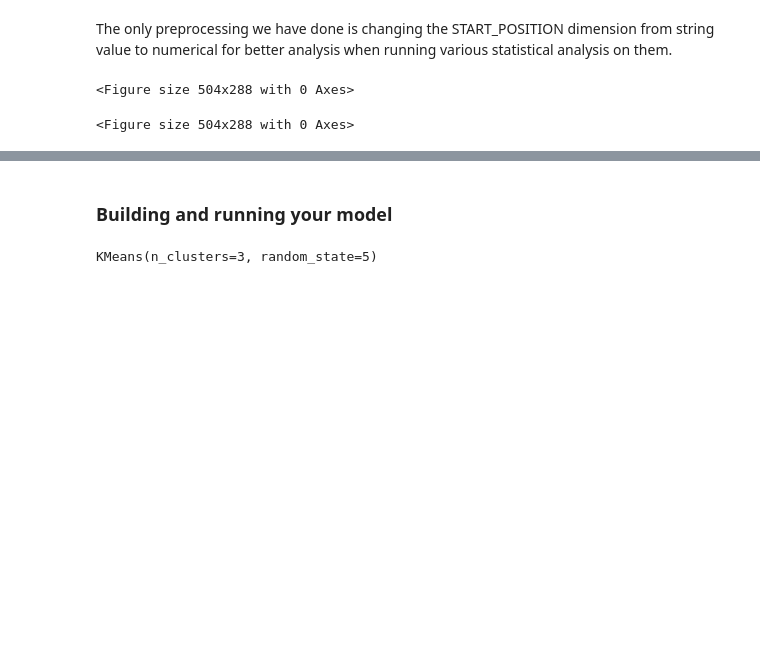
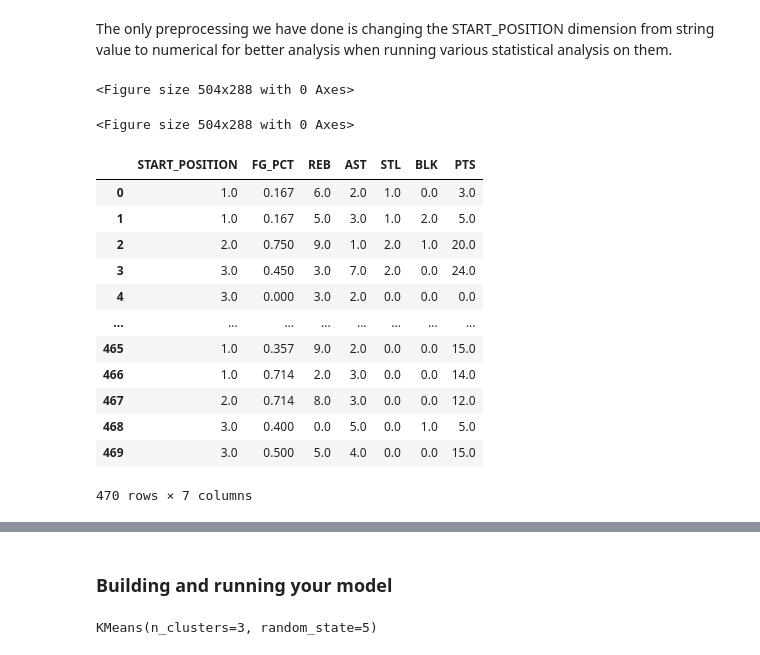
Before and after one commit to harism91/NBA-Data-mining-project, a Jupyter notebook: part 4 phase 2 .ipynb, the cells around one changed output, grey strips where cells are left out. Saved outputs shown, nothing was run; the diff lists cells and outputs as text; code cells hidden in the pictures; blank space fills up the shorter version.

```diff
--- a/part 4 phase 2 .ipynb
+++ b/part 4 phase 2 .ipynb
@@ -662,6 +665,22 @@ plt.figure(figsize=(7,4))
 # %% [output]
 <Figure size 504x288 with 0 Axes>
 <Figure size 504x288 with 0 Axes>
+# %%
+t2
+# %% [output]
+|  | START_POSITION | FG_PCT | REB | AST | STL | BLK | PTS |
+| 0 | 1.0 | 0.167 | 6.0 | 2.0 | 1.0 | 0.0 | 3.0 |
+| 1 | 1.0 | 0.167 | 5.0 | 3.0 | 1.0 | 2.0 | 5.0 |
+| 2 | 2.0 | 0.750 | 9.0 | 1.0 | 2.0 | 1.0 | 20.0 |
+| 3 | 3.0 | 0.450 | 3.0 | 7.0 | 2.0 | 0.0 | 24.0 |
+| 4 | 3.0 | 0.000 | 3.0 | 2.0 | 0.0 | 0.0 | 0.0 |
+| ... | ... | ... | ... | ... | ... | ... | ... |
+| 465 | 1.0 | 0.357 | 9.0 | 2.0 | 0.0 | 0.0 | 15.0 |
+| 466 | 1.0 | 0.714 | 2.0 | 3.0 | 0.0 | 0.0 | 14.0 |
+| 467 | 2.0 | 0.714 | 8.0 | 3.0 | 0.0 | 0.0 | 12.0 |
+| 468 | 3.0 | 0.400 | 0.0 | 5.0 | 0.0 | 1.0 | 5.0 |
+| 469 | 3.0 | 0.500 | 5.0 | 4.0 | 0.0 | 0.0 | 15.0 |
+470 rows × 7 columns
 # %%
 X = scale(t2)
 y = pd.DataFrame(t2Target)
```
Also changed, not shown: parts of 31 cells of this notebook.
